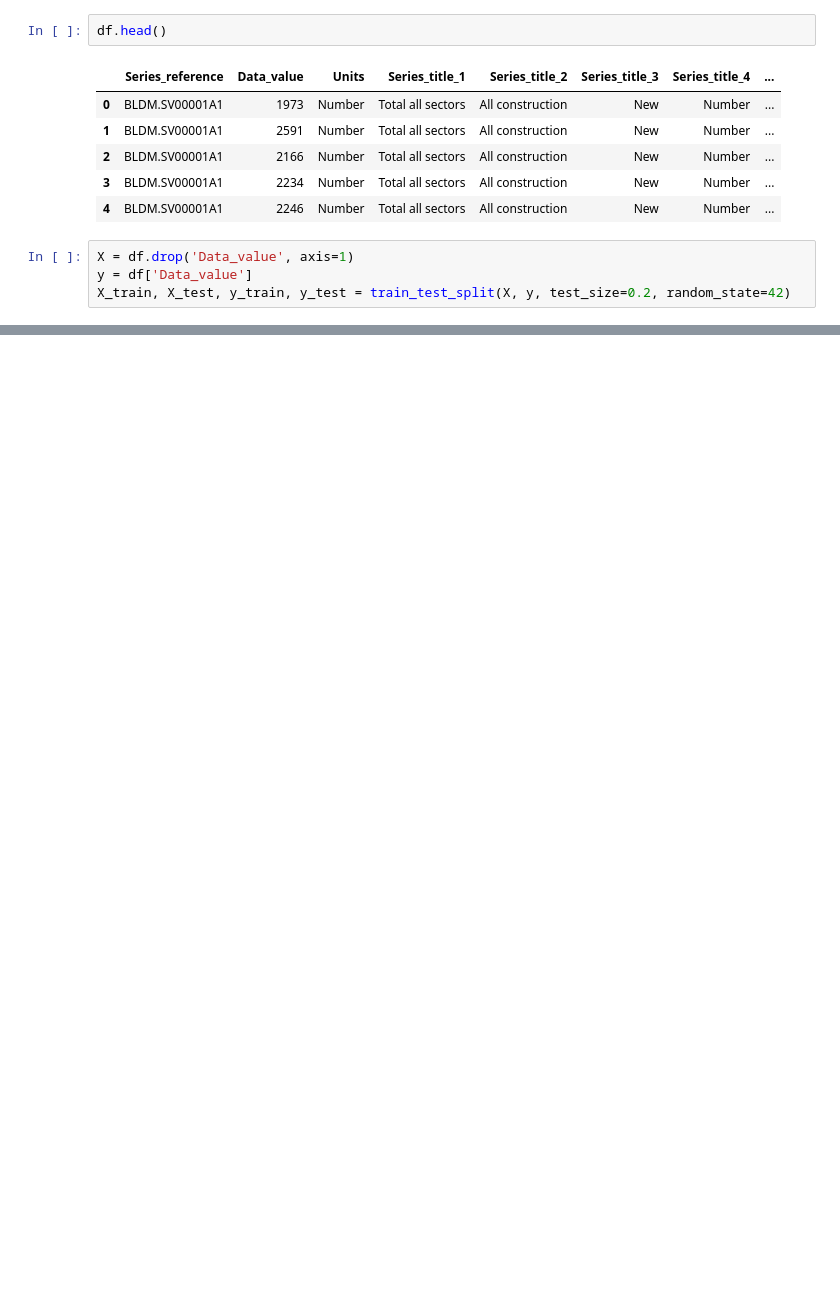
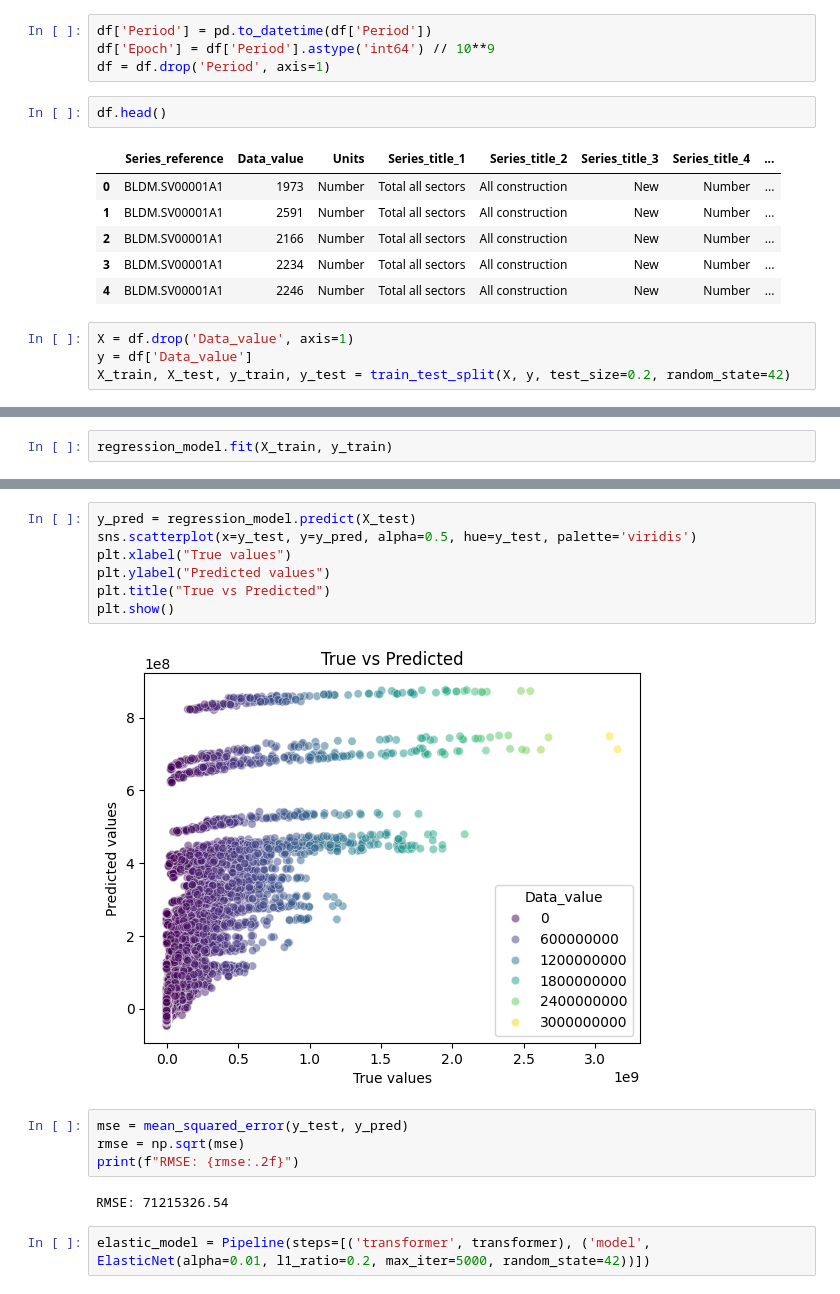
Before and after one commit to jobezking/RandomCode, a Jupyter notebook: csv_data_cleaning/EDA1.ipynb, the cells around one changed output, grey strips where cells are left out. Saved outputs shown, nothing was run; the diff lists cells and outputs as text; blank space fills up the shorter version.

```diff
--- a/csv_data_cleaning/EDA1.ipynb
+++ b/csv_data_cleaning/EDA1.ipynb
@@ -220,6 +221,10 @@ print(sorted(df['Series_title_4'].unique()))
 df.to_csv('BuildingConsentsByInstitutionalSectorMonthly-cleaned.csv', index=False)
 # %%
 df = pd.read_csv('BuildingConsentsByInstitutionalSectorMonthly-cleaned.csv')
+# %%
+df['Period'] = pd.to_datetime(df['Period'])
+df['Epoch'] = df['Period'].astype('int64') // 10**9
+df = df.drop('Period', axis=1)
 # %%
 df.head()
 # %% [output]
@@ -247,0 +300,2 @@ tranformer = ColumnTransformer(transformers=[
+# %%
+regression_model.fit(X_train, y_train)
@@ -247,0 +327,17 @@ tranformer = ColumnTransformer(transformers=[
+# %%
+y_pred = regression_model.predict(X_test)
+sns.scatterplot(x=y_test, y=y_pred, alpha=0.5, hue=y_test, palette='viridis')
+plt.xlabel("True values")
+plt.ylabel("Predicted values")
+plt.title("True vs Predicted")
+plt.show()
+# %% [output]
+[figure, added]
+# %%
+mse = mean_squared_error(y_test, y_pred)
+rmse = np.sqrt(mse)
+print(f"RMSE: {rmse:.2f}")
+# %% [output]
+RMSE: 71215326.54
+# %%
+elastic_model = Pipeline(steps=[('transformer', transformer), ('model', ElasticNet(alpha=0.01, l1_ratio=0.2, max_iter=5000, random_state=42))])
```
Also changed, not shown: parts of 11 cells of this notebook, 1 other file.
